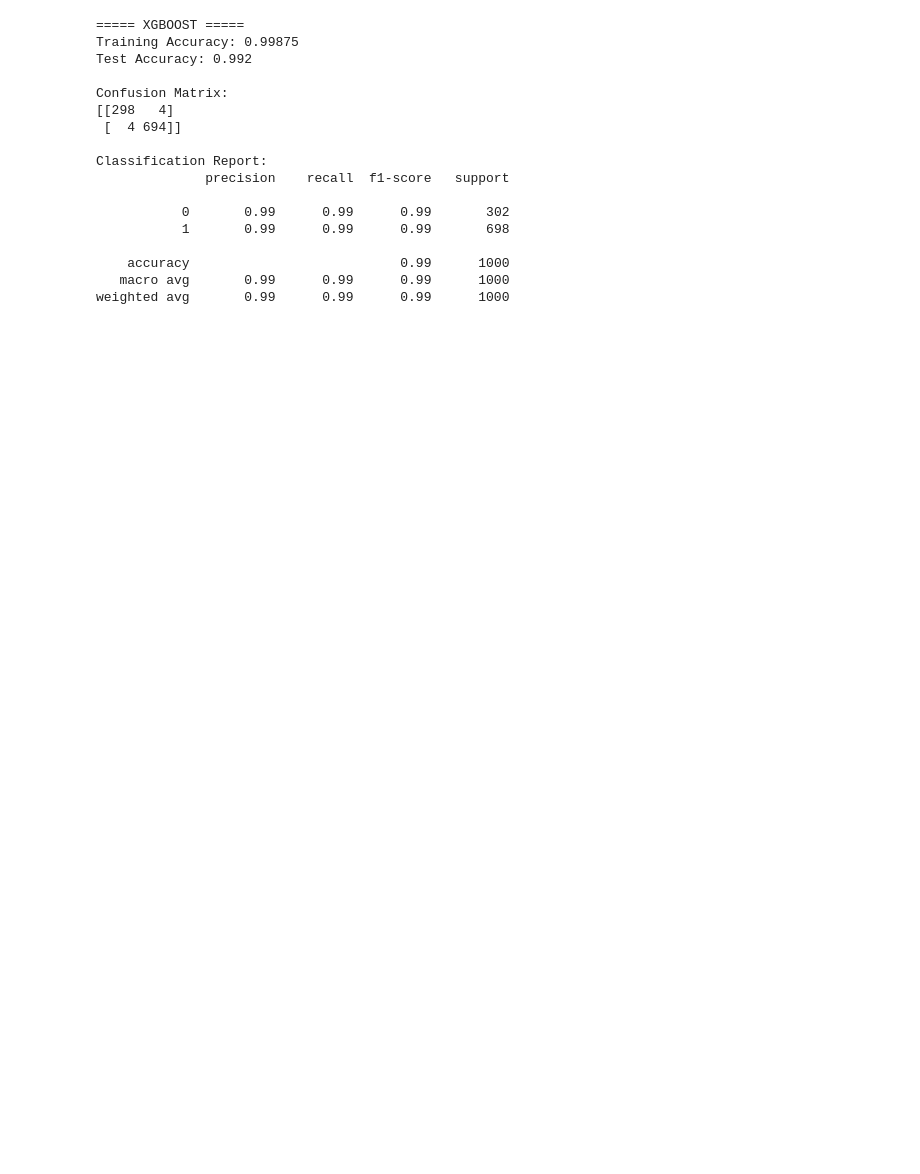
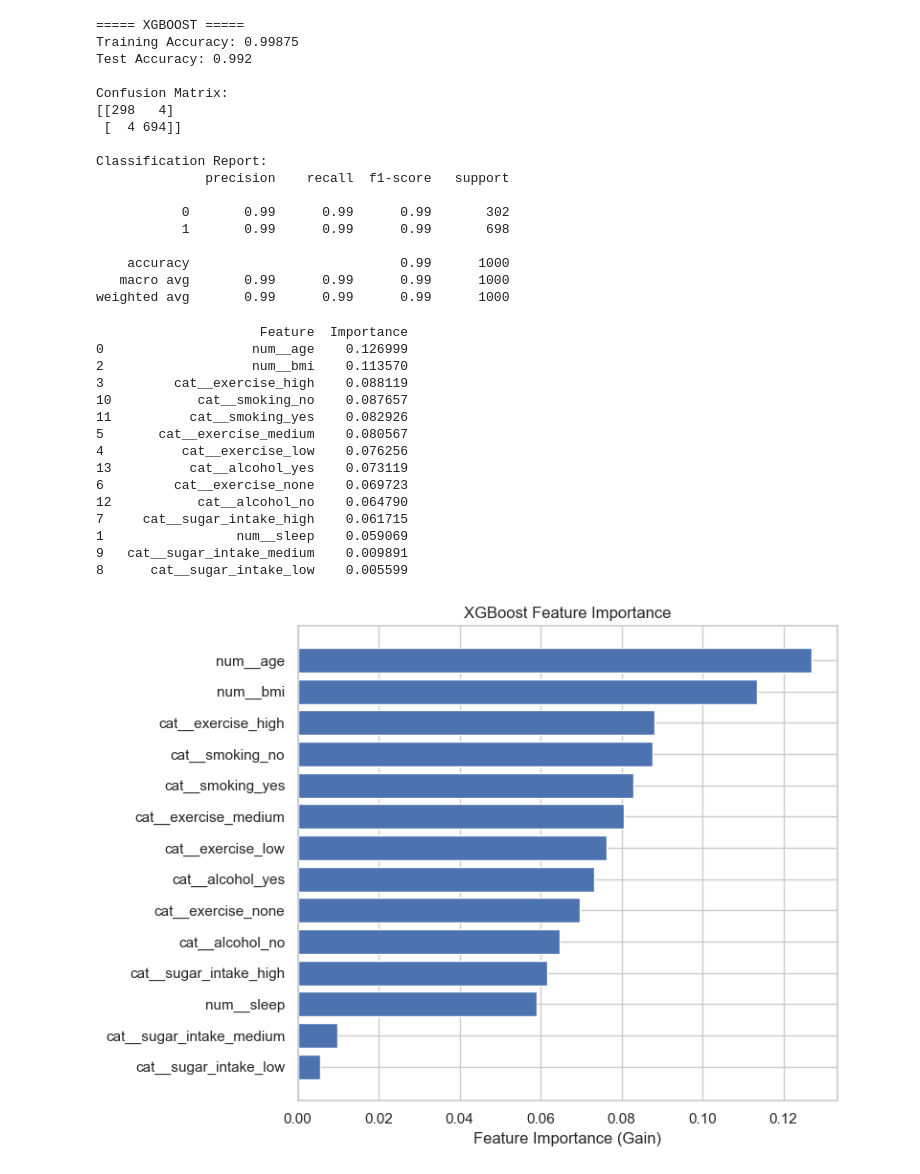
Before and after one commit to khanhdeptra1212/MachineLearning, a Jupyter notebook: lifestyle_and_health.ipynb, the cells around one changed output. Saved outputs shown, nothing was run; the diff lists cells and outputs as text; code cells hidden in the pictures; blank space fills up the shorter version.

```diff
--- a/lifestyle_and_health.ipynb
+++ b/lifestyle_and_health.ipynb
@@ -1068,3 +1212,53 @@ Classification Report:
     accuracy                           0.99      1000
    macro avg       0.99      0.99      0.99      1000
 weighted avg       0.99      0.99      0.99      1000
+# %%
+import pandas as pd
+import matplotlib.pyplot as plt
+
+# Lấy model XGBoost từ pipeline
+xgb_model = xgb_pipe.named_steps['model']
+
+# Lấy tên feature sau preprocess
+feature_names = xgb_pipe.named_steps['preprocess'].get_feature_names_out()
+
+# Lấy importance
+importances = xgb_model.feature_importances_
+
+# Tạo DataFrame
+feat_importance_df = pd.DataFrame({
+    'Feature': feature_names,
+    'Importance': importances
+}).sort_values(by='Importance', ascending=False)
+
+# In bảng
+print(feat_importance_df)
+
+# Vẽ biểu đồ
+plt.figure(figsize=(8,6))
+plt.barh(
+    feat_importance_df['Feature'],
+    feat_importance_df['Importance']
+)
+plt.gca().invert_yaxis()
+plt.xlabel("Feature Importance (Gain)")
+plt.title("XGBoost Feature Importance")
+plt.tight_layout()
+plt.show()
+# %% [output]
+                     Feature  Importance
+0                   num__age    0.126999
+2                   num__bmi    0.113570
+3         cat__exercise_high    0.088119
+10           cat__smoking_no    0.087657
+11          cat__smoking_yes    0.082926
+5       cat__exercise_medium    0.080567
+4          cat__exercise_low    0.076256
+13          cat__alcohol_yes    0.073119
+6         cat__exercise_none    0.069723
+12           cat__alcohol_no    0.064790
+7     cat__sugar_intake_high    0.061715
+1                 num__sleep    0.059069
+9   cat__sugar_intake_medium    0.009891
+8      cat__sugar_intake_low    0.005599
+[figure, added]
```
Also changed, not shown: parts of 28 cells of this notebook, 3 other files.
